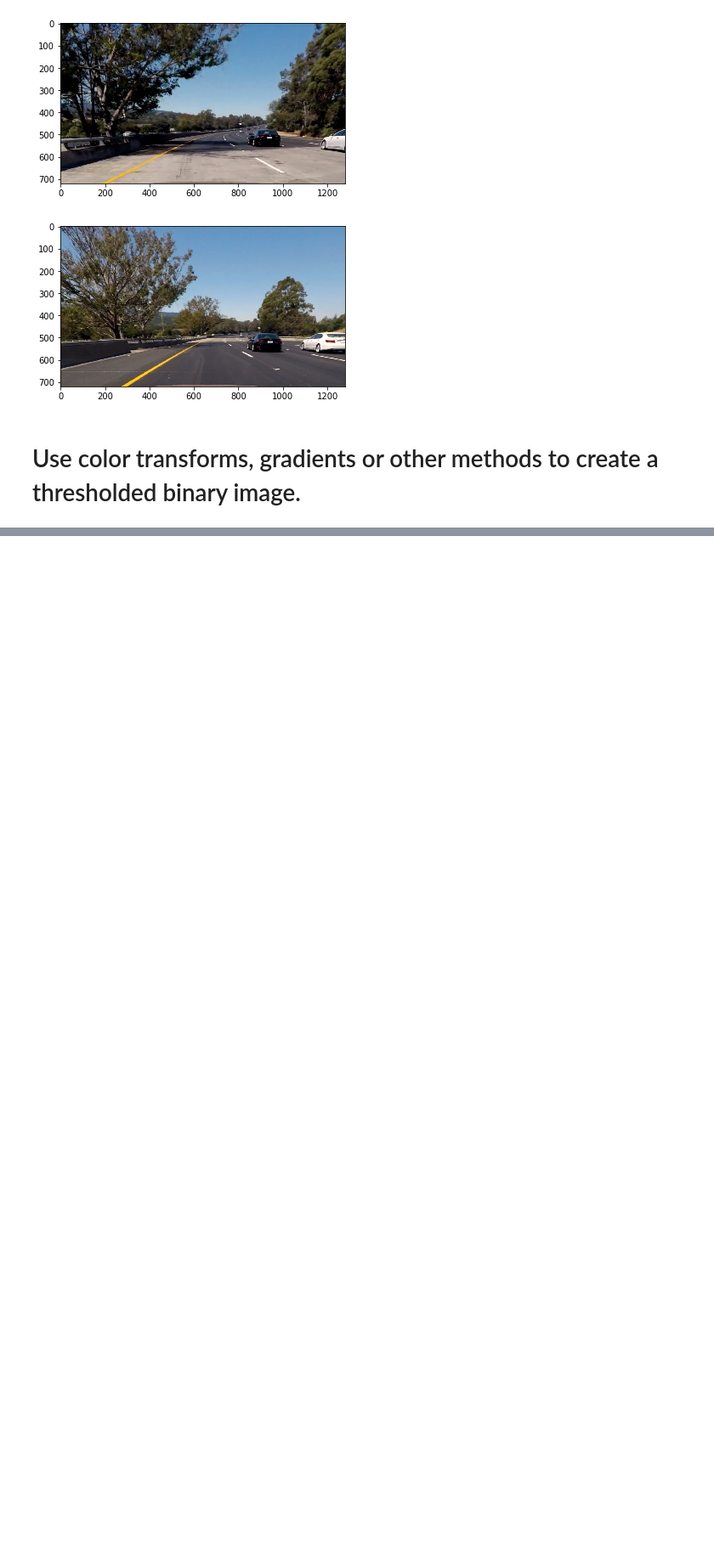
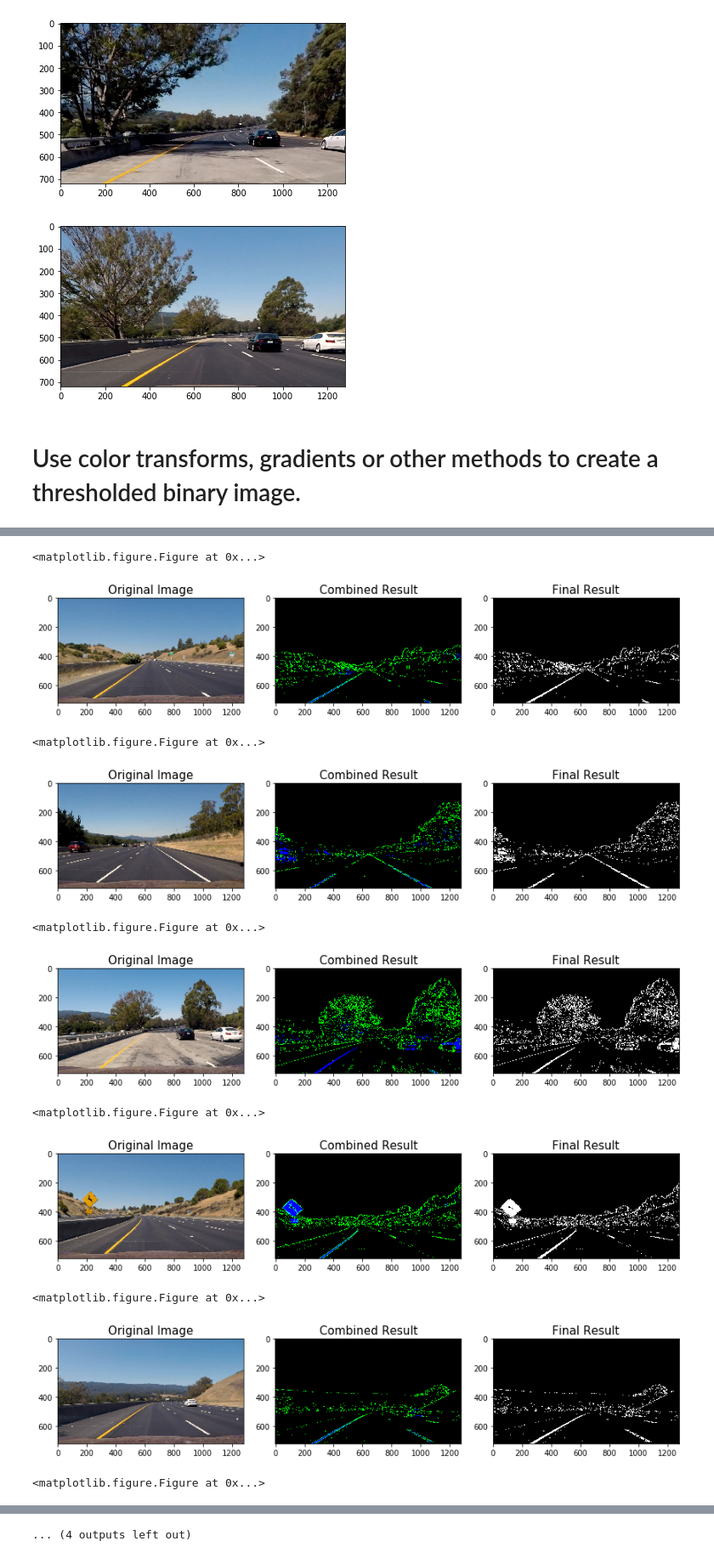
Before and after one commit to joecym/P4_advanced_lane_lines, a Jupyter notebook: P3_adv_lane_lines.ipynb, the cells around one changed output, grey strips where cells are left out. Shown at 85% size. Saved outputs shown, nothing was run; the diff lists cells and outputs as text; code cells hidden in the pictures; blank space fills up the shorter version.

```diff
--- a/P3_adv_lane_lines.ipynb
+++ b/P3_adv_lane_lines.ipynb
@@ -242 +268,30 @@ for fname in images:
 ... (4 outputs left out)
+# %%
+for fname in images:
+    test_img = cv2.imread(fname)
+    test_img = cv2.cvtColor(test_img,cv2.COLOR_BGR2RGB)
+    test_img_orig = test_img.copy()
+    test_img = unwarp(test_img,mtx,dist)
+
+    combined, final = pipeline(test_img)
+    plt.figure(fname)
+    f, (ax1, ax2, ax3) = plt.subplots(1, 3, figsize=(12, 5))
+    f.tight_layout()
+    ax1.imshow(test_img_orig)
+    ax1.set_title('Original Image', fontsize=15)
+    ax2.imshow(combined)
+    ax2.set_title('Combined Result', fontsize=15)
+    ax3.imshow(final)
+    ax3.set_title('Final Result', fontsize=15)
+# %% [output]
+<matplotlib.figure.Figure at 0x...>
+[figure, added]
+<matplotlib.figure.Figure at 0x...>
+[figure, added]
+<matplotlib.figure.Figure at 0x...>
+[figure, added]
+<matplotlib.figure.Figure at 0x...>
+[figure, added]
+<matplotlib.figure.Figure at 0x...>
+[figure, added]
+<matplotlib.figure.Figure at 0x...>
@@ -242,0 +299 @@ for fname in images:
+... (4 outputs left out)
```
Also changed, not shown: parts of 3 cells of this notebook.
